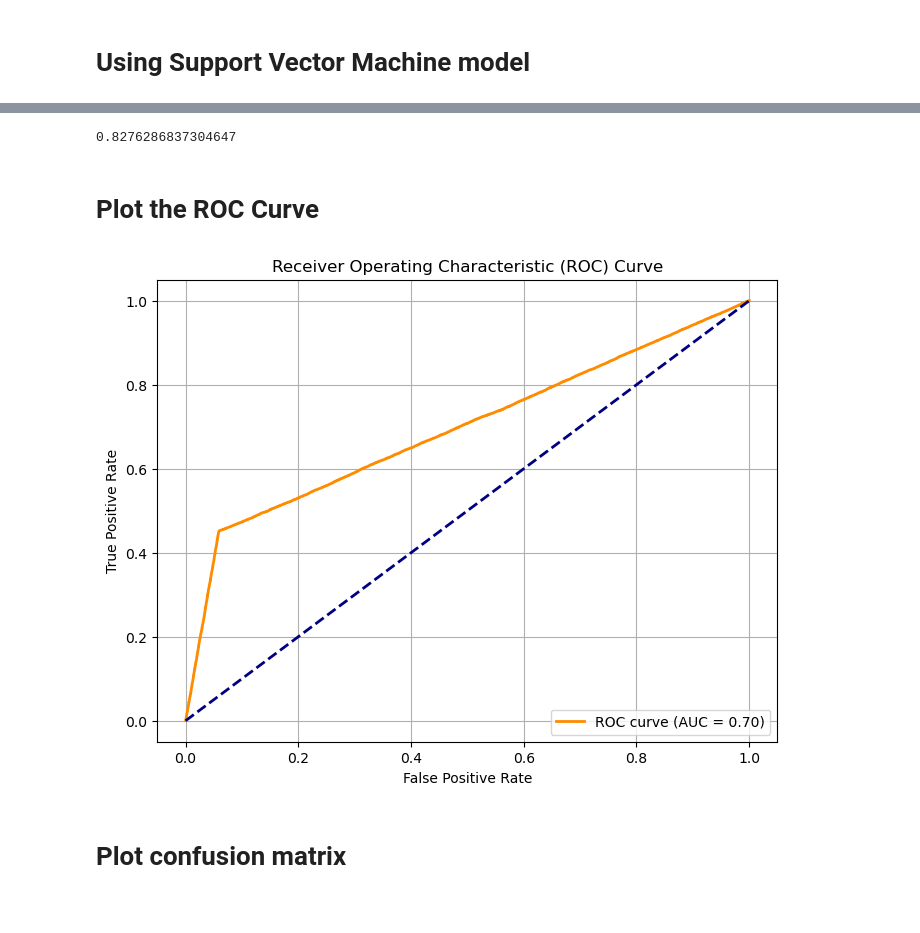
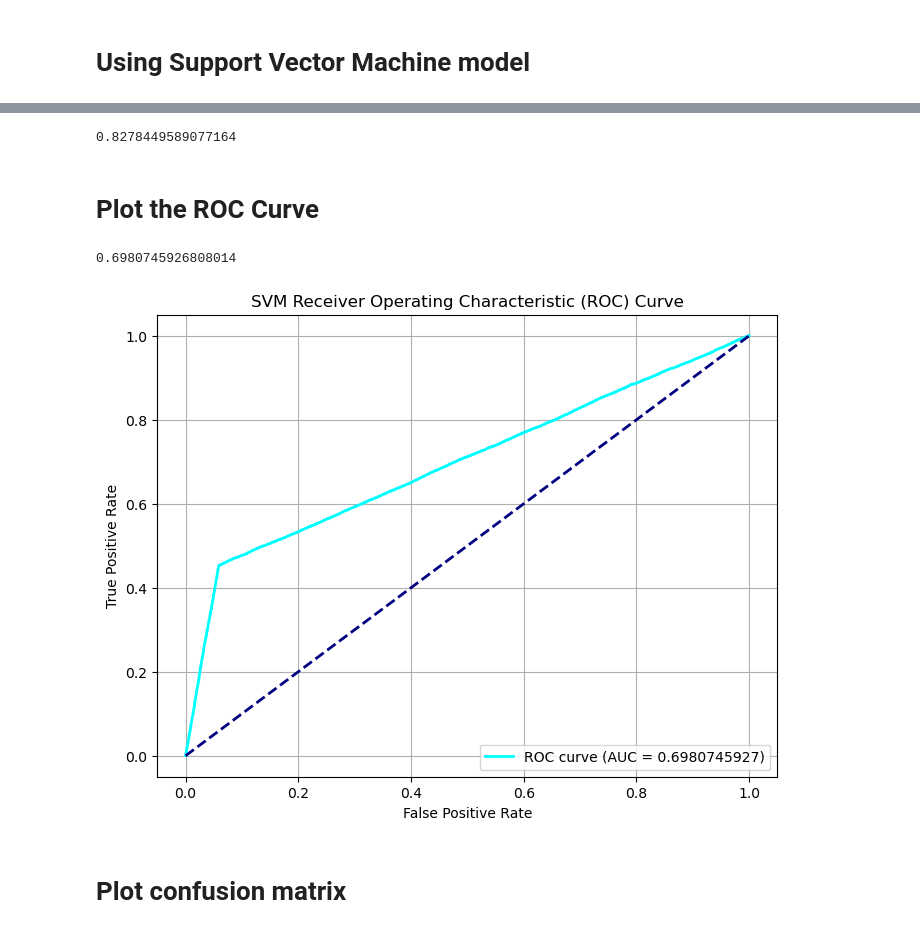
Before and after one commit to Jdhwang98/thyroid-cancer-prediction, a Jupyter notebook: thyroid_cancer_risk_SVM.ipynb, the cells around one changed output, grey strips where cells are left out. Cells and saved outputs as stored; diff of their text form; code cells hidden in the pictures.

```diff
--- a/thyroid_cancer_risk_SVM.ipynb
+++ b/thyroid_cancer_risk_SVM.ipynb
@@ -131,5 +134,9 @@ k = 3
 my_pca = PCA(n_components = k)
 X_train = my_pca.fit_transform(X_train_scaled)
 X_test = my_pca.transform(X_test_scaled)
+# %%
+# Use only a portion
+X_train = X_train[:10000]
+y_train = y_train[:10000]
 # %% [markdown]
 # Using Support Vector Machine model
@@ -141,2 +148,2 @@ class_weights = {False: 1, True: 3}
 # %%
-svm = SVC(kernel='rbf', probability=True, class_weight=class_weights)
+svm = SVC(kernel='rbf', probability=True)
@@ -151,7 +161,7 @@ accuracy = accuracy_score(y_test, y_predict)
 # %%
 accuracy
 # %% [output]
-0.8276286837304647
+0.8278449589077164
 # %% [markdown]
 # Plot the ROC Curve
 # %%
@@ -159,18 +169,22 @@ y_scores = svm.predict_proba(X_test)[:, 1]
 
 fpr, tpr, thresholds = roc_curve(y_test, y_scores)
 roc_auc = auc(fpr, tpr)
+
+print(roc_auc)
+# %% [output]
+0.6980745926808014
 # %%
 plt.figure(figsize=(8, 6))
-plt.plot(fpr, tpr, color='darkorange', lw=2, label=f'ROC curve (AUC = {roc_auc:.2f})')
+plt.plot(fpr, tpr, color='cyan', lw=2, label=f'ROC curve (AUC = {roc_auc:.10f})')
 plt.plot([0, 1], [0, 1], color='navy', lw=2, linestyle='--')
 plt.xlabel('False Positive Rate')
 plt.ylabel('True Positive Rate')
-plt.title('Receiver Operating Characteristic (ROC) Curve')
+plt.title('SVM Receiver Operating Characteristic (ROC) Curve')
 plt.legend(loc='lower right')
 plt.grid(True)
 plt.show()
 # %% [output]
-[figure, old version]
+[figure, new version]
 # %% [markdown]
 # Plot confusion matrix
 # %%
```
Also changed, not shown: parts of 8 cells of this notebook.
